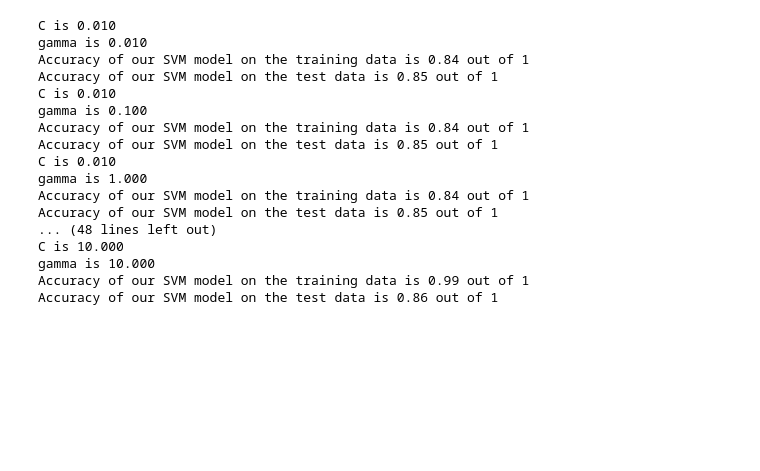
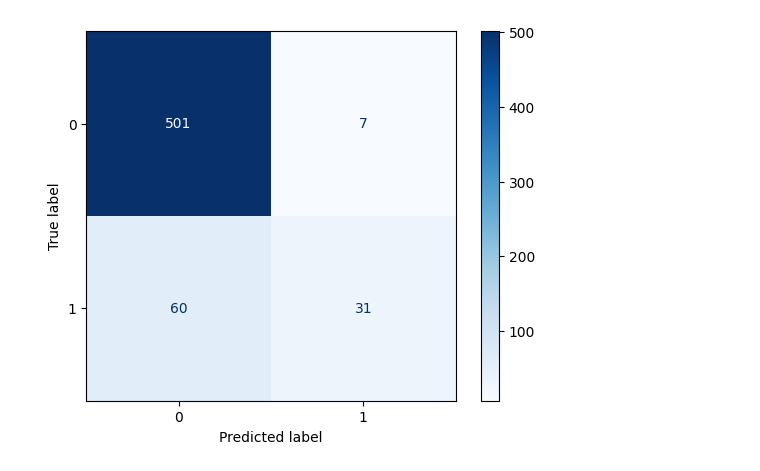
Before and after one commit to Timvc03/Sinusgroep-A31, a Jupyter notebook: Support Vector Machine/svc.ipynb, the cells around one changed output. Saved outputs shown, nothing was run; the diff lists cells and outputs as text; code cells hidden in the pictures; blank space fills up the shorter version.

```diff
--- a/Support Vector Machine/svc.ipynb
+++ b/Support Vector Machine/svc.ipynb
@@ -24,4 +27,0 @@ Y_train = data_train["Churn"]
-# %%
-clf = SVC(degree = 14)
-clf.fit(X_train, Y_train)
-clf
@@ -64,5 +34,6 @@ gridsearch = GridSearchCV(
     scoring = 'accuracy',
     verbose = 2)
 
-gridsearch.fit
+gridsearch.fit(X_train, Y_train)
+gridsearch.best_estimator_
 # %% [output]
@@ -73,30 +58,8 @@ gridsearch.fit
-# %%
-C = [0.01, 0.1, 1, 10]
-gamma = [0.01, 0.1, 1, 10]
-
-for i in C:
-    for j in gamma:
-        SVM = SVC(kernel = 'rbf', random_state = 0, gamma = j, C = i)
-        SVM.fit(X_train, Y_train)
-        print("C is {:.3f}" .format(i))
-        print("gamma is {:.3f}" .format(j))
-        print('Accuracy of our SVM model on the training data is {:.2f} out of 1'.format(SVM.score(X_train, Y_train)))
-        print('Accuracy of our SVM model on the test data is {:.2f} out of 1'.format(SVM.score(X_test, Y_test)))
-# %% [output]
-C is 0.010
-gamma is 0.010
-Accuracy of our SVM model on the training data is 0.84 out of 1
-Accuracy of our SVM model on the test data is 0.85 out of 1
-C is 0.010
-gamma is 0.100
-Accuracy of our SVM model on the training data is 0.84 out of 1
-Accuracy of our SVM model on the test data is 0.85 out of 1
-C is 0.010
-gamma is 1.000
-Accuracy of our SVM model on the training data is 0.84 out of 1
-Accuracy of our SVM model on the test data is 0.85 out of 1
-... (48 lines left out)
-C is 10.000
-gamma is 10.000
-Accuracy of our SVM model on the training data is 0.99 out of 1
-Accuracy of our SVM model on the test data is 0.86 out of 1
+# %%
+predicted = gridsearch.predict(X_test)
+# %%
+# Confusion matrix
+ConfusionMatrixDisplay.from_predictions(Y_test, predicted, cmap = 'Blues')
+plt.show()
+# %% [output]
+[figure, added]
```
Also changed, not shown: parts of 6 cells of this notebook.
